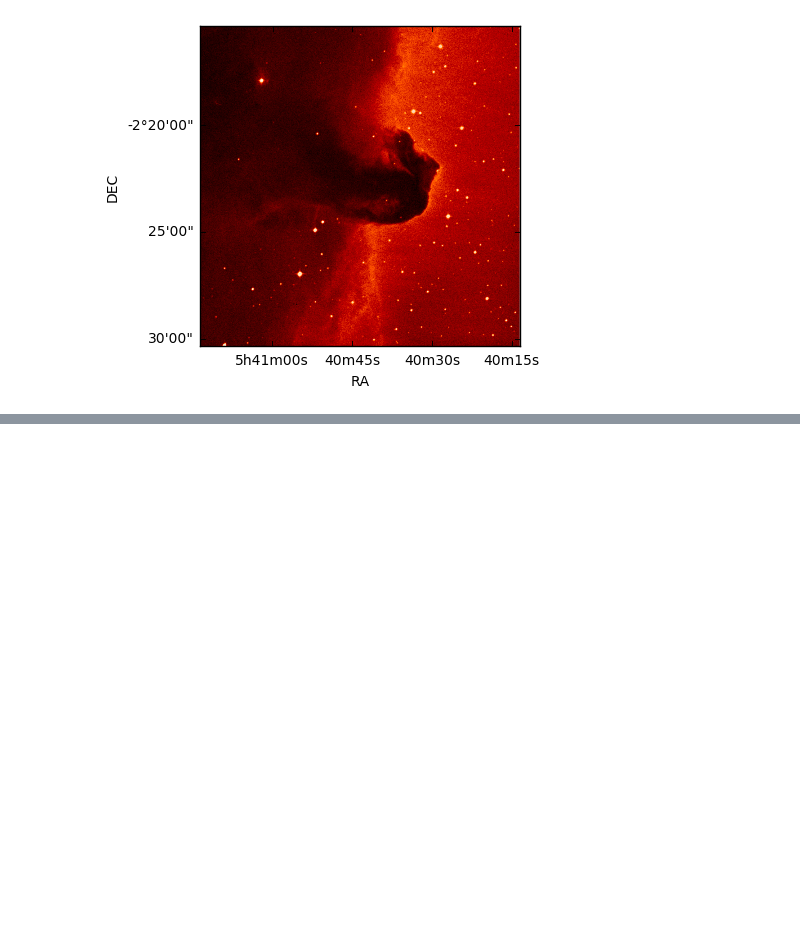
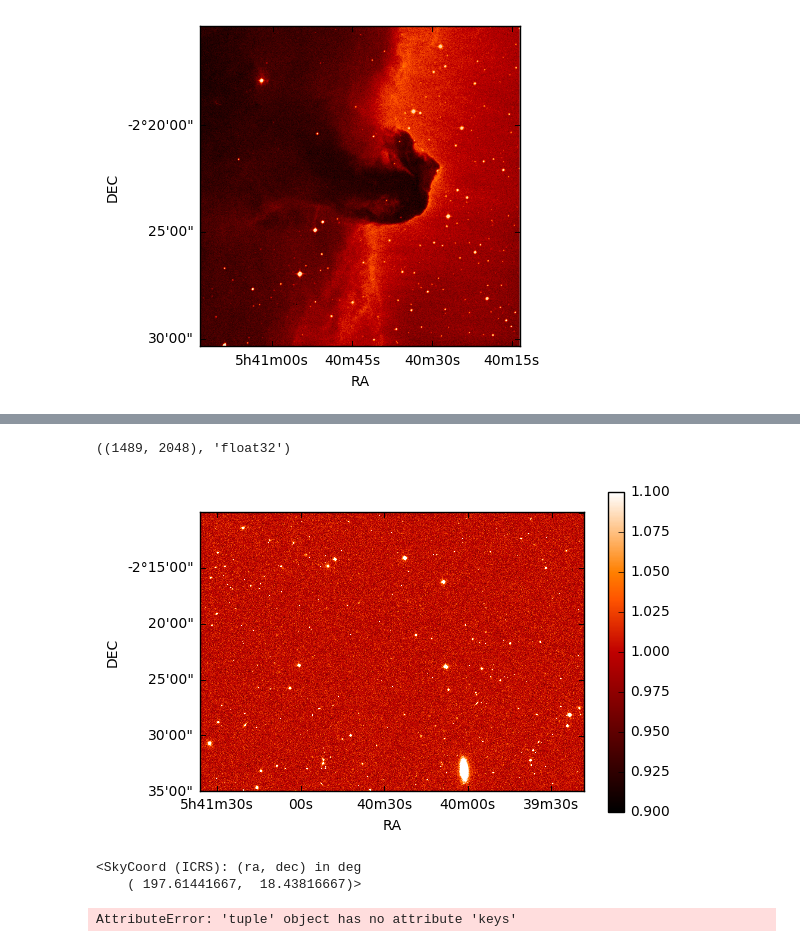
Before and after one commit to aguzmanmesa/Programming, a Jupyter notebook: Python4.ipynb, the cells around one changed output, grey strips where cells are left out. Cells and saved outputs as stored; diff of their text form; code cells hidden in the pictures; blank space fills up the shorter version.

```diff
--- a/Python4.ipynb
+++ b/Python4.ipynb
@@ -136,0 +303,31 @@ hdulist.writeto('horse.fits',overwrite=True)
+# %%
+header = hdulist[0], header
+data= hdulist[0].data
+print (data.shape, data.dtype.name)
+
+fig = plt.figure()
+ax=fig.add_axes([0.1, 0.1, 0.8, 0.8], projection=wcs)
+ax.set_xlabel('RA')
+ax.set_ylabel('DEC')
+ax.imshow(data,cmap='gist_heat', origin='lower' )
+ra=ax.coords[0]
+ra.set_major_formatter('hh:mm:ss')
+dec=ax.coords[1]
+dec.set_major_formatter('dd:mm:ss');
+
+plt.imshow(np.sqrt(data+1.), origin='lower',cmap='gist_heat', vmax=1.1, vmin=0.9)
+plt.colorbar();
+# %% [output]
+((1489, 2048), 'float32')
+[figure, added]
+# %%
+c0=SkyCoord('13h10m27.46s +18d26m17.4s', frame='icrs')
+print c0
+wcs=WCS(header)
+center= wcs.all_world2pix(c0.ra,c0.dec,0)
+size=400
+cutout=Cutout2D(data, center, size,wcs=wcs)
+# %% [output]
+<SkyCoord (ICRS): (ra, dec) in deg
+    ( 197.61441667,  18.43816667)>
+AttributeError: 'tuple' object has no attribute 'keys'
```
Also changed, not shown: parts of 20 cells of this notebook.
